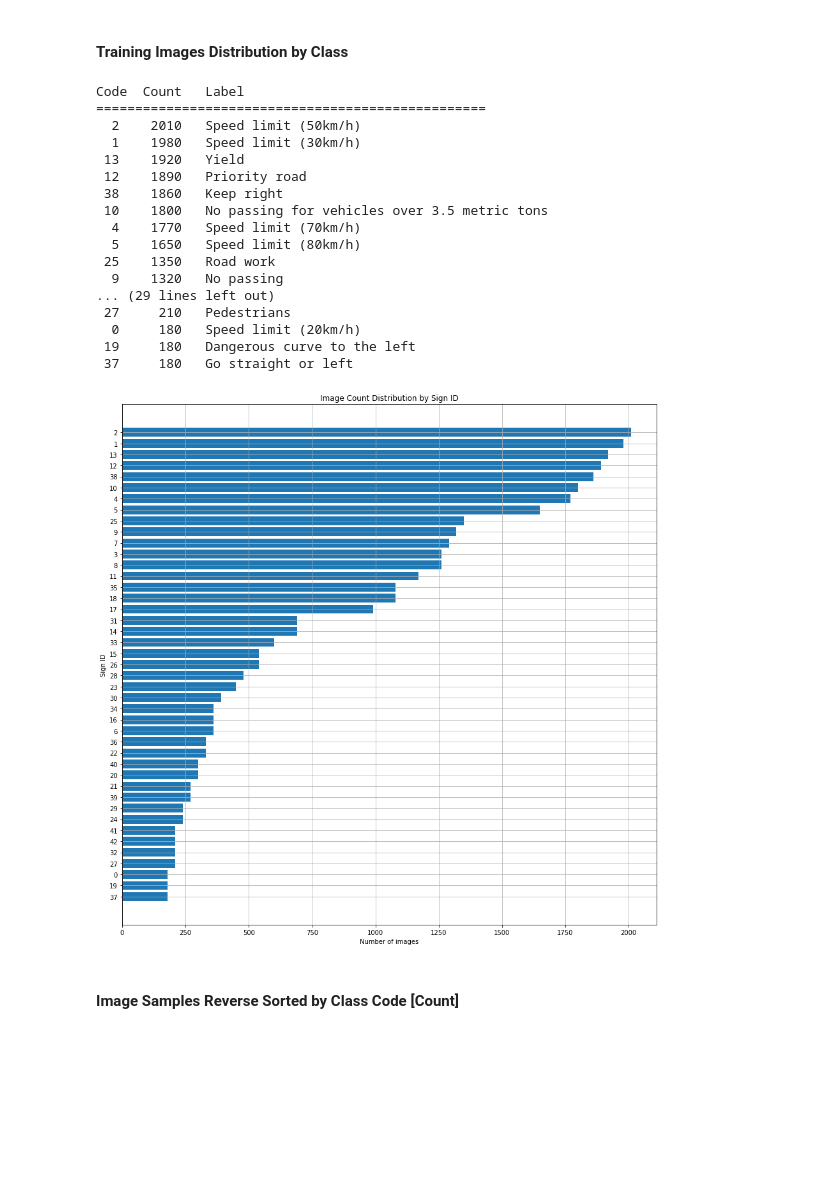
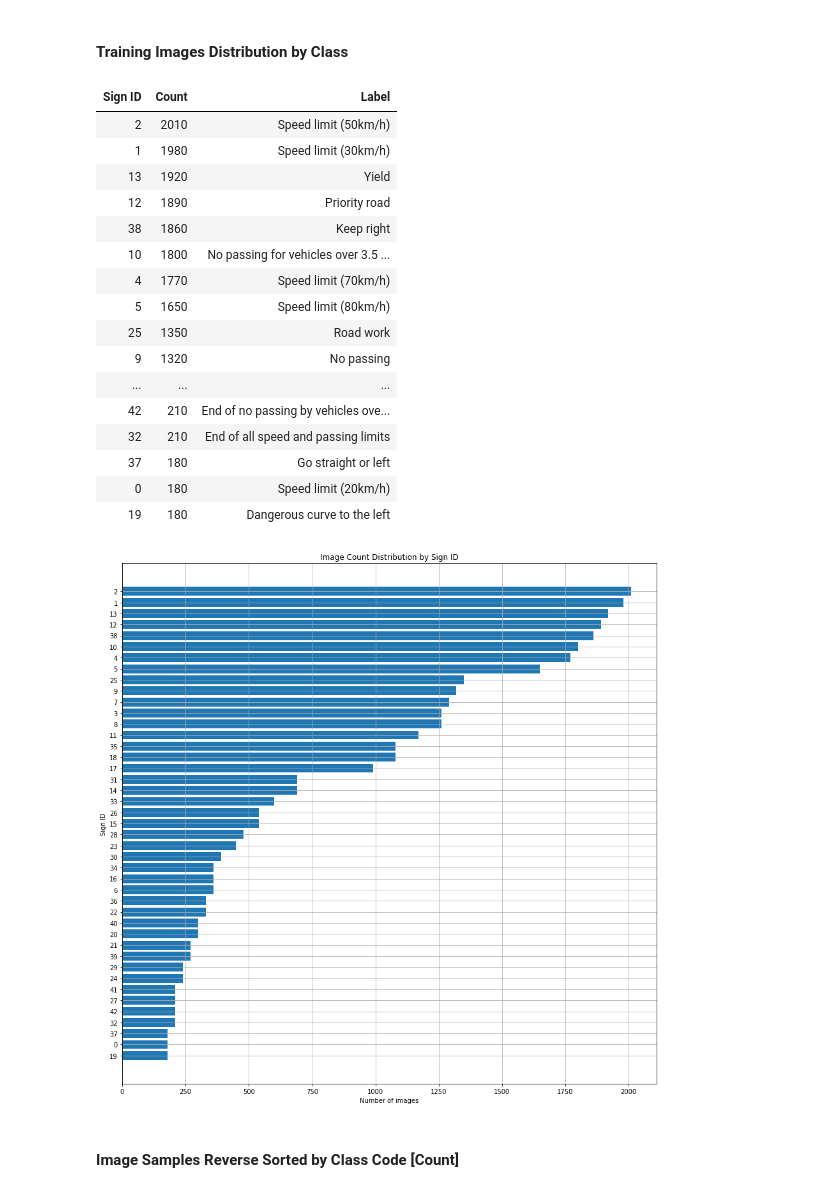
Before and after one commit to patrickmpoon/CarND-Traffic-Sign-Classifier-Project, a Jupyter notebook: Traffic_Sign_Classifier.ipynb, the cells around one changed output. Cells and saved outputs as stored; diff of their text form; code cells hidden in the pictures; blank space fills up the shorter version.

```diff
--- a/Traffic_Sign_Classifier.ipynb
+++ b/Traffic_Sign_Classifier.ipynb
@@ -109,8 +111,10 @@ csv_f = csv.reader(f)
 signs = deque([label for _, label in csv_f])
 signs.popleft()
 
-print('Code  Label')
-print('======================================================')
-for i in range(43):
-    print('{:>3d}   {}'.format(i, signs[i]))
+raw_data = {
+    'Sign ID': range(43),
+    'Label': signs
+}
+df = pd.DataFrame(raw_data, columns = ['Sign ID', 'Label'])
+display(HTML(df.to_html(index=False)))
 # %% [output]
@@ -144,61 +148,66 @@ The [Matplotlib](http://matplotlib.org/) [examples](http://matplotlib.org/exampl
 # %%
 # %%time
 from collections import Counter, defaultdict
-# %pdb
 
 pos = []
 codes = []
 counts = []
+matching_labels = []
 
 c = Counter()
 for i in y_train:
     c[str(i)] += 1
 
 d = defaultdict(list)
 
 for idx, sign_id in enumerate(range(y_train.shape[0])):
     d[str(y_train[sign_id])].append(idx)
 
 sign_classes = sorted(d.items(), key=lambda args: len(args[1]), reverse=True)
-# raise NotImplementedError()
-
-print('Code  Count   Label')
-print('==================================================')
 
 for idx, (sign_code, indices) in enumerate(sign_classes):
     # Reverse the index position to display counts in descending order
     pos.append(n_classes - idx)
     codes.append(sign_code)
     counts.append(len(indices))
-    print('{:>3s} {:>7d}   {}'.format(sign_code, len(indices), signs[int(sign_code)]))
+    matching_labels.append(signs[int(sign_code)])
 
-plt.figure(figsize=(15, 15))
-plt.title('Image Count Distribution by Sign ID')
-plt.barh(pos, counts, align='center')
-plt.yticks(pos, codes)
-plt.xlabel('Number of images')
-plt.ylabel('Sign ID')
-plt.grid(True)
-plt.show()
+raw_data = {
+    'Sign ID': codes,
+    'Count': counts,
+    'Label': matching_labels
+}
+df = pd.DataFrame(raw_data, columns = ['Sign ID', 'Count', 'Label'])
+display(HTML(df.to_html(index=False)))
 # %% [output]
-Code  Count   Label
-==================================================
-  2    2010   Speed limit (50km/h)
-  1    1980   Speed limit (30km/h)
- 13    1920   Yield
- 12    1890   Priority road
- 38    1860   Keep right
- 10    1800   No passing for vehicles over 3.5 metric tons
-  4    1770   Speed limit (70km/h)
-  5    1650   Speed limit (80km/h)
- 25    1350   Road work
-  9    1320   No passing
-... (29 lines left out)
- 27     210   Pedestrians
-  0     180   Speed limit (20km/h)
- 19     180   Dangerous curve to the left
- 37     180   Go straight or left
-[figure, removed]
+| Sign ID | Count | Label |
+| 2 | 2010 | Speed limit (50km/h) |
+| 1 | 1980 | Speed limit (30km/h) |
+| 13 | 1920 | Yield |
+| 12 | 1890 | Priority road |
+| 38 | 1860 | Keep right |
+| 10 | 1800 | No passing for vehicles over 3.5 ... |
+| 4 | 1770 | Speed limit (70km/h) |
+| 5 | 1650 | Speed limit (80km/h) |
+| 25 | 1350 | Road work |
+| 9 | 1320 | No passing |
+| ... | ... | ... |
+| 42 | 210 | End of no passing by vehicles ove... |
+| 32 | 210 | End of all speed and passing limits |
+| 37 | 180 | Go straight or left |
+| 0 | 180 | Speed limit (20km/h) |
+| 19 | 180 | Dangerous curve to the left |
+# %%
+plt.figure(figsize=(15, 15))
+plt.title('Image Count Distribution by Sign ID')
+plt.barh(pos, counts, align='center')
+plt.yticks(pos, codes)
+plt.xlabel('Number of images')
+plt.ylabel('Sign ID')
+plt.grid(True)
+plt.show()
+# %% [output]
+[figure, added]
 # %% [markdown]
 #### Image Samples Reverse Sorted by Class Code [Count]
 # %%
```
Also changed, not shown: parts of 4 cells of this notebook.
